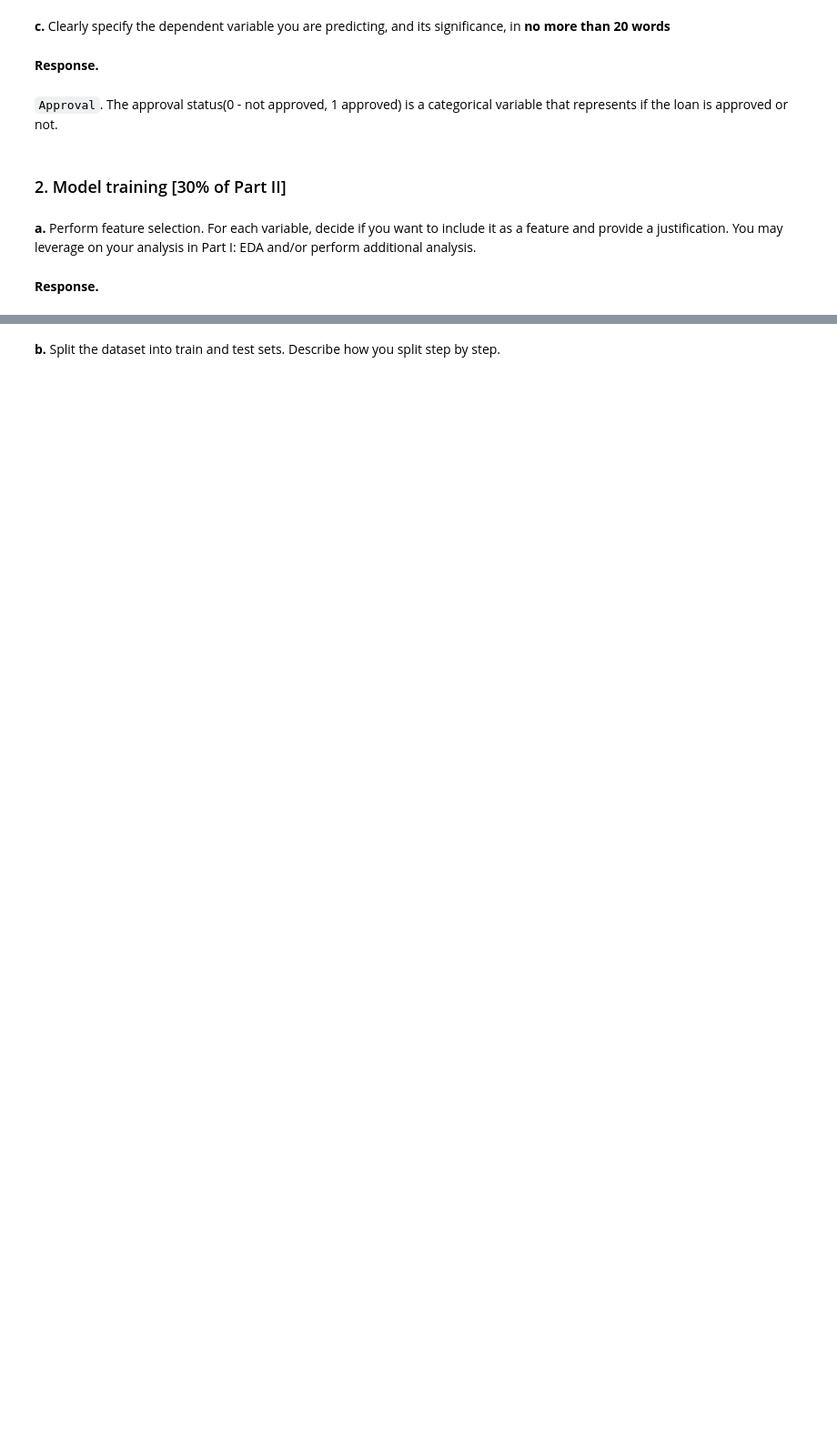
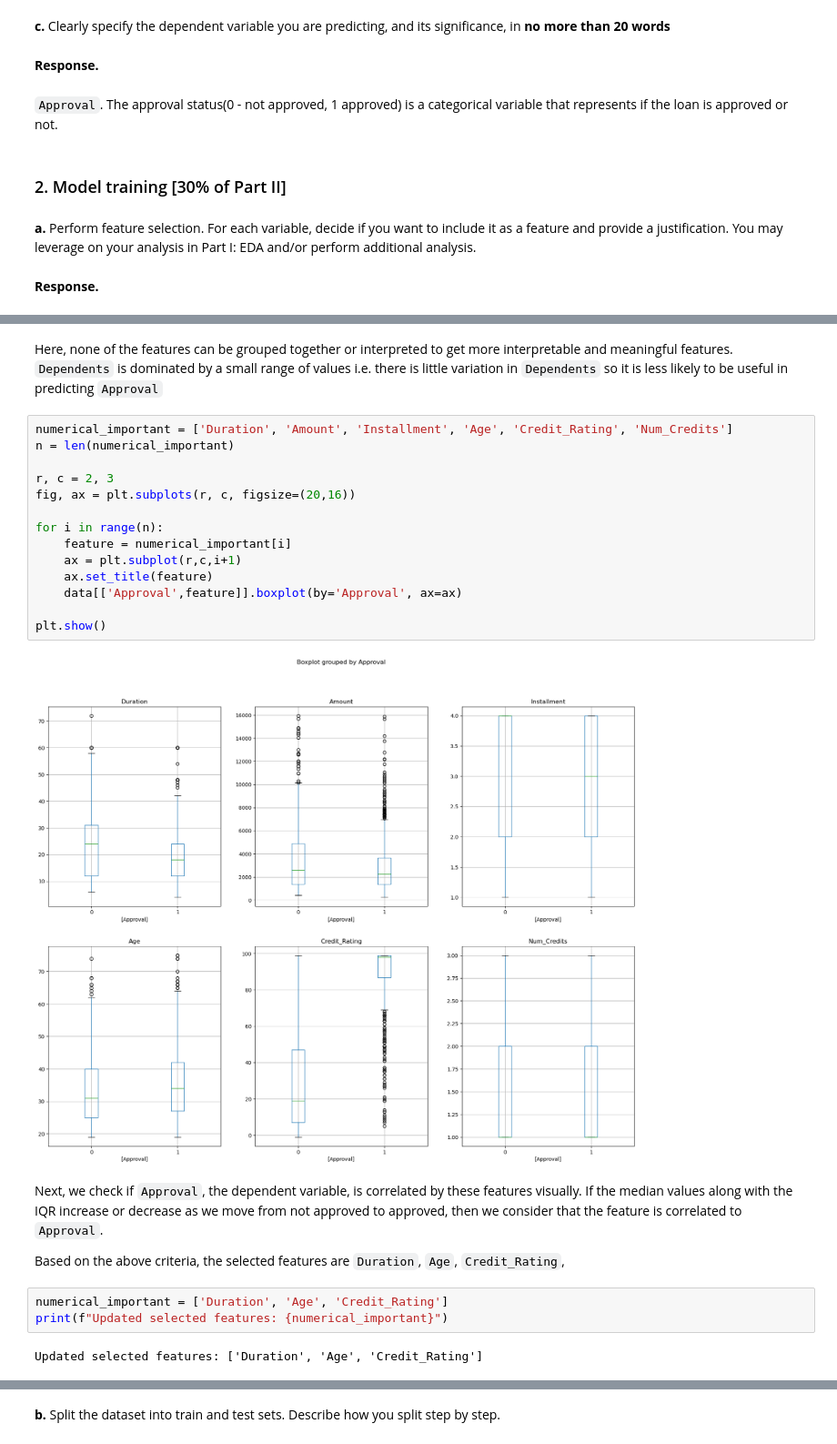
Before and after one commit to rynrindesu/cs105-credit-modeling, a Jupyter notebook: CS105 Project Submission (Final) 2025-checkpoint-checkpoint.ipynb, the cells around one changed output, grey strips where cells are left out. Shown at 91% size. Drawn from its saved outputs; the diff is of its cells as text; blank space fills up the shorter version.

```diff
--- a/CS105 Project Submission (Final) 2025-checkpoint-checkpoint.ipynb
+++ b/CS105 Project Submission (Final) 2025-checkpoint-checkpoint.ipynb
@@ -611,0 +678,28 @@ Variables with mode contributing <50% are : ['Checking_Account', 'Purpose', 'Emp
+# %% [markdown]
+Here, none of the features can be grouped together or interpreted to get more interpretable and meaningful features.
+`Dependents` is dominated by a small range of values i.e. there is little variation in `Dependents` so it is less likely to be useful in predicting `Approval`
+# %%
+numerical_important = ['Duration', 'Amount', 'Installment', 'Age', 'Credit_Rating', 'Num_Credits']
+n = len(numerical_important)
+
+r, c = 2, 3
+fig, ax = plt.subplots(r, c, figsize=(20,16))
+
+for i in range(n):
+    feature = numerical_important[i]
+    ax = plt.subplot(r,c,i+1)
+    ax.set_title(feature)
+    data[['Approval',feature]].boxplot(by='Approval', ax=ax)
+
+plt.show()
+# %% [output]
+[figure, added]
+# %% [markdown]
+Next, we check if `Approval`, the dependent variable, is correlated by these features visually. If the median values along with the IQR increase or decrease as we move from not approved to approved, then we consider that the feature is correlated to `Approval`.
+
+Based on the above criteria, the selected features are `Duration`, `Age`, `Credit_Rating`,
+# %%
+numerical_important = ['Duration', 'Age', 'Credit_Rating']
+print(f"Updated selected features: {numerical_important}")
+# %% [output]
+Updated selected features: ['Duration', 'Age', 'Credit_Rating']
```
Also changed, not shown: parts of 28 cells of this notebook, 2 other files.
